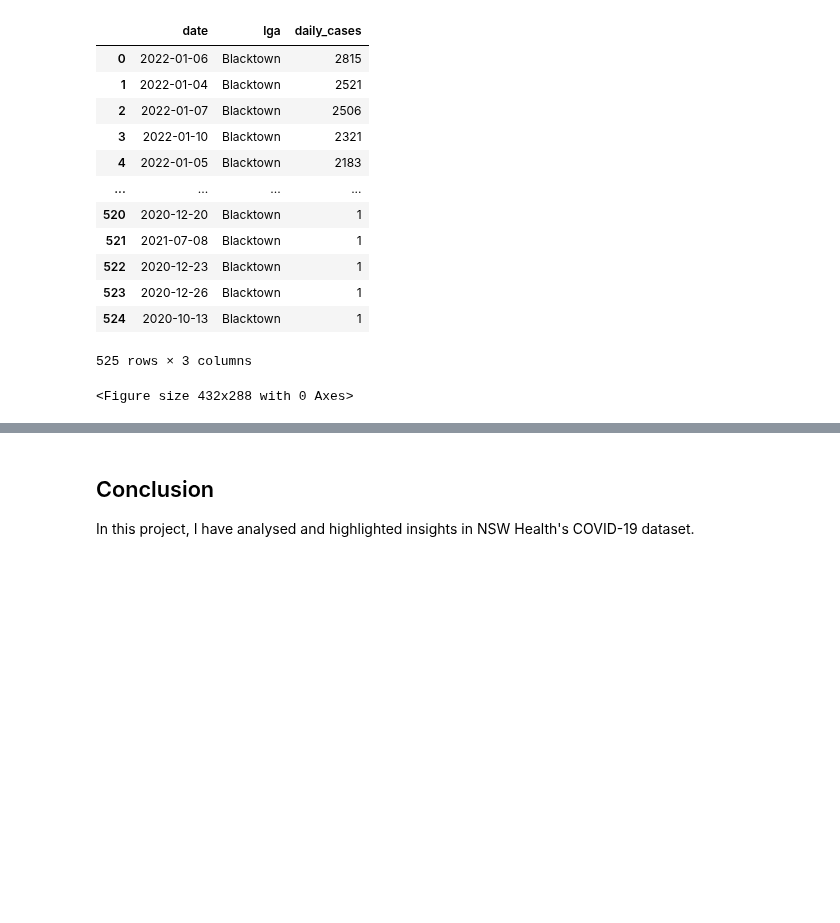
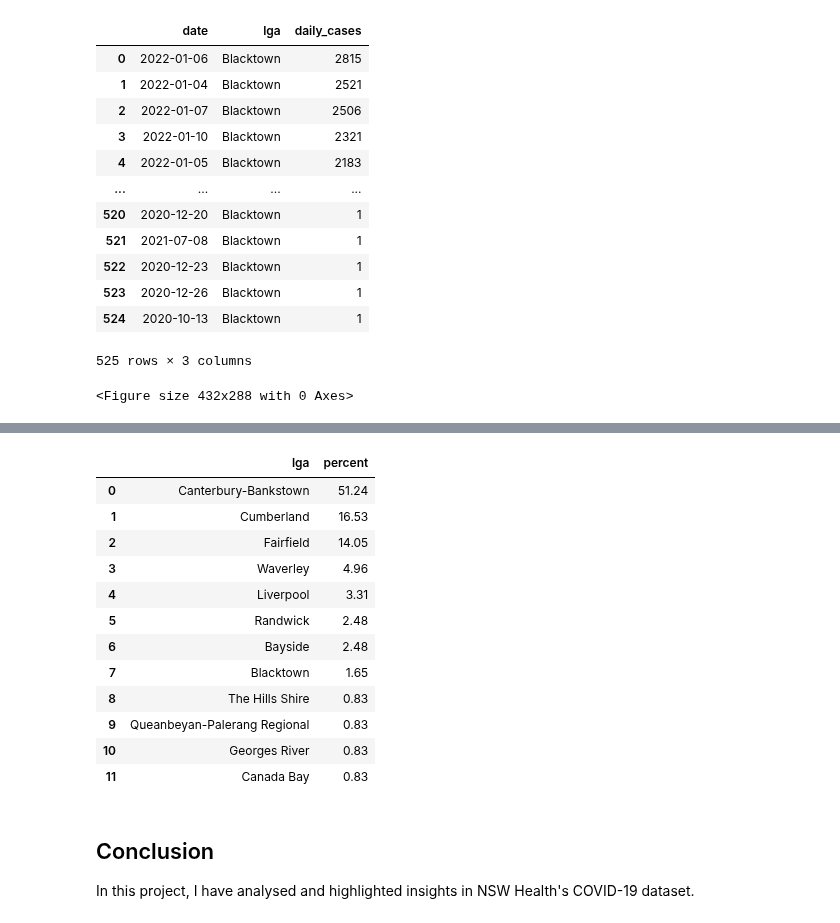
Before and after one commit to henrylin03/covid-nsw, a Jupyter notebook: covid-nsw.ipynb, the cells around one changed output, grey strips where cells are left out. Cells and saved outputs as stored; diff of their text form; code cells hidden in the pictures; blank space fills up the shorter version.

Commit message:
complete markdown for omicron and delta wave analysis per LGA, including max daily cases per LGA during delta

```diff
--- a/covid-nsw.ipynb
+++ b/covid-nsw.ipynb
@@ -792,3 +781,49 @@ Canterbury-Bankstown LGA's highest daily cases in :
+# %%
+pd.read_sql_query(
+    """WITH lga_with_top_daily_cases_delta AS (
+            SELECT DATE(date) AS 'date',
+                lga,
+                MAX(daily_cases) AS 'max_daily_cases'
+            FROM (
+                SELECT DATE(notification_date) AS 'date',
+                    lga,
+                    SUM(confirmed_cases_count) AS 'daily_cases'
+                FROM covid
+                GROUP BY lga, date
+            )
+            WHERE lga COLLATE NOCASE NOT IN (
+                'hotel quarantine', 'correctional settings'
+            ) AND
+                DATE(date) BETWEEN '2021-06-11' AND '2021-10-11'
+            GROUP BY date
+            ORDER BY max_daily_cases DESC
+        )
+
+        SELECT lga,
+            ROUND (
+                100*COUNT(*)/(
+                    SELECT MAX(JULIANDAY(date)) - MIN(JULIANDAY(date)) + 1
+                    FROM lga_with_top_daily_cases_delta
+                ), 2
+            ) AS 'percent'
+        FROM lga_with_top_daily_cases_delta
+        GROUP BY lga
+        ORDER BY percent DESC
+    """, engine)
+# %% [output]
+|  | lga | percent |
+| 0 | Canterbury-Bankstown | 51.24 |
+| 1 | Cumberland | 16.53 |
+| 2 | Fairfield | 14.05 |
+| 3 | Waverley | 4.96 |
+| 4 | Liverpool | 3.31 |
+| 5 | Randwick | 2.48 |
+| 6 | Bayside | 2.48 |
+| 7 | Blacktown | 1.65 |
+| 8 | The Hills Shire | 0.83 |
+| 9 | Queanbeyan-Palerang Regional | 0.83 |
+| 10 | Georges River | 0.83 |
+| 11 | Canada Bay | 0.83 |
 # %% [markdown]
 ## Conclusion
 
```
Also changed, not shown: parts of 8 cells of this notebook.
